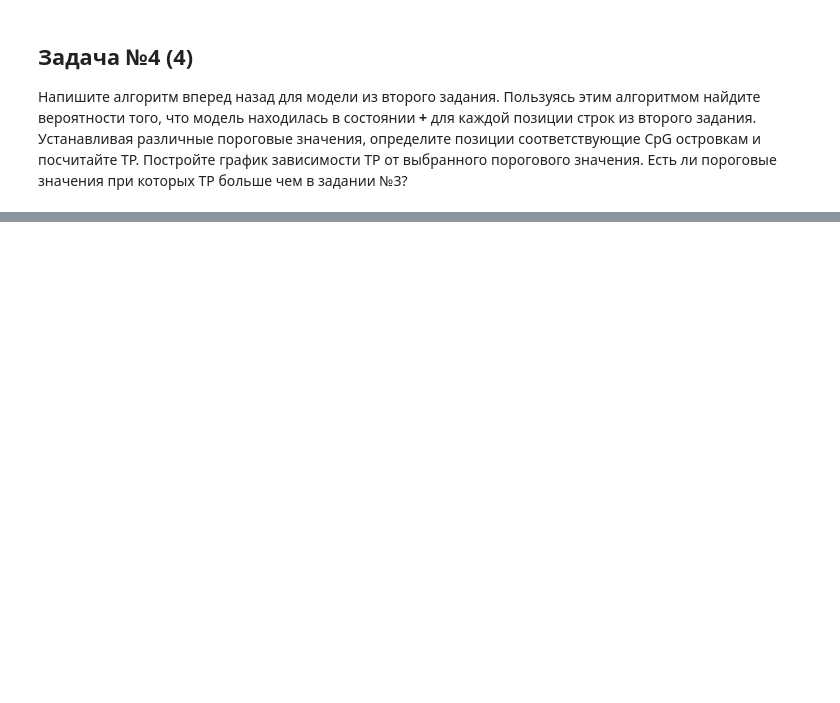
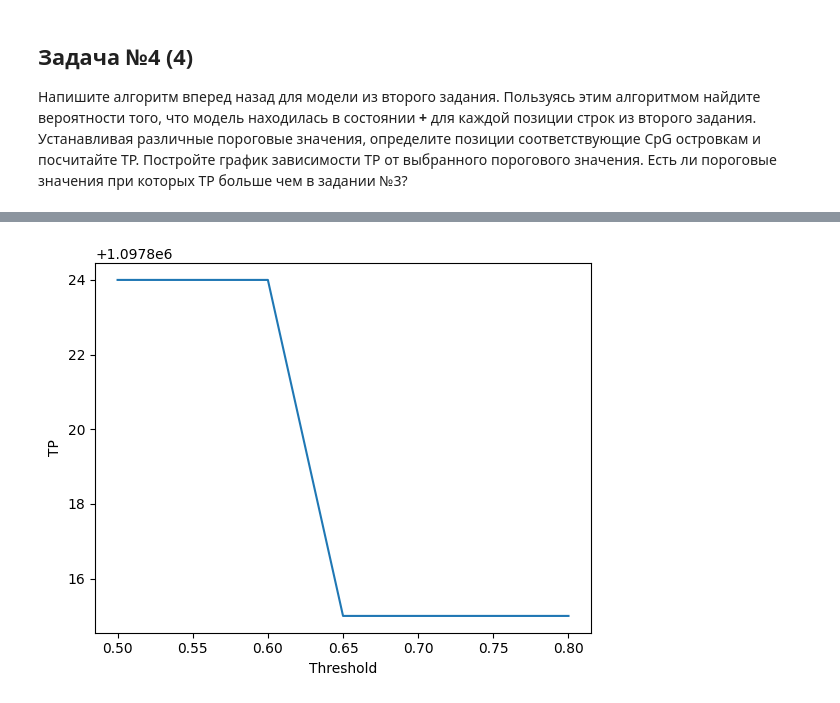
Before and after one commit to 1dayac/BioinformaticsCourse2024, a Jupyter notebook: homework/1_4/homeAssignment_4.ipynb, the cells around one changed output, grey strips where cells are left out. Drawn from its saved outputs; the diff is of its cells as text; code cells hidden in the pictures; blank space fills up the shorter version.

```diff
--- a/homework/1_4/homeAssignment_4.ipynb
+++ b/homework/1_4/homeAssignment_4.ipynb
@@ -5,0 +50,2 @@
+# %%
+bwt = BWTSearcher(genome_sequence)
@@ -9,3 +104,9 @@
 # %% [markdown]
 ## Задача №1 (1)
 Определите частоты генерации для каждого из нуклеотидов внутри CpG островков и вне их. Посчитайте так-же частоты для всех упорядоченных пар нуклеотидов и сравните частоту пары CG внутри островков и снаружи. Сделайте вывод.
+# %%
+for record in SeqIO.parse("data/islands.fasta", "fasta"):
+    islands = str(record.seq)
+
+for record in SeqIO.parse("data/nonIslands.fasta", "fasta"):
+    nonIslands = str(record.seq)
@@ -21,0 +524,27 @@
+# %%
+# Определим пороговые значения
+cpg_threshold = 0.6
+non_cpg_threshold = 0.4
+
+# Посчитаем TP для разных пороговых значений
+def count_TP(sequence, forward, backward, cpg_threshold, non_cpg_threshold):
+    TP = 0
+    for i in range(len(sequence)):
+        prob_plus = forward[i]['+'] * backward[i]['+']
+        prob_minus = forward[i]['-'] * backward[i]['-']
+        if prob_plus > cpg_threshold and prob_minus < non_cpg_threshold:
+            TP += 1
+    return TP
+
+# Посчитаем TP для каждой последовательности при различных пороговых значениях
+TP_values = []
+thresholds = [0.5, 0.6, 0.65, 0.7, 0.8]
+
+for cpg_threshold in thresholds:
+    TP_values.append([])
+    print(f"\n\n***  Threshold is {cpg_threshold}  ***\n")
+    for i, sequence in enumerate(sequences, 1):
+        forward, backward, _ = forward_backward(sequence, model)
+        TP = count_TP(sequence, forward, backward, cpg_threshold, non_cpg_threshold)
+        TP_values[-1].append(TP)
+        print(f"Sequence {i}/20\tTP: {TP}")
@@ -21,0 +569,11 @@
+# %%
+import matplotlib.pyplot as plt
+
+TP_by_thresholds = list(map(sum, TP_values))
+plt.plot(thresholds, TP_by_thresholds)
+
+plt.xlabel('Threshold')
+plt.ylabel('TP')
+plt.show()
+# %% [output]
+[figure, added]
```
Also changed, not shown: parts of 17 cells of this notebook, 3 other files.
